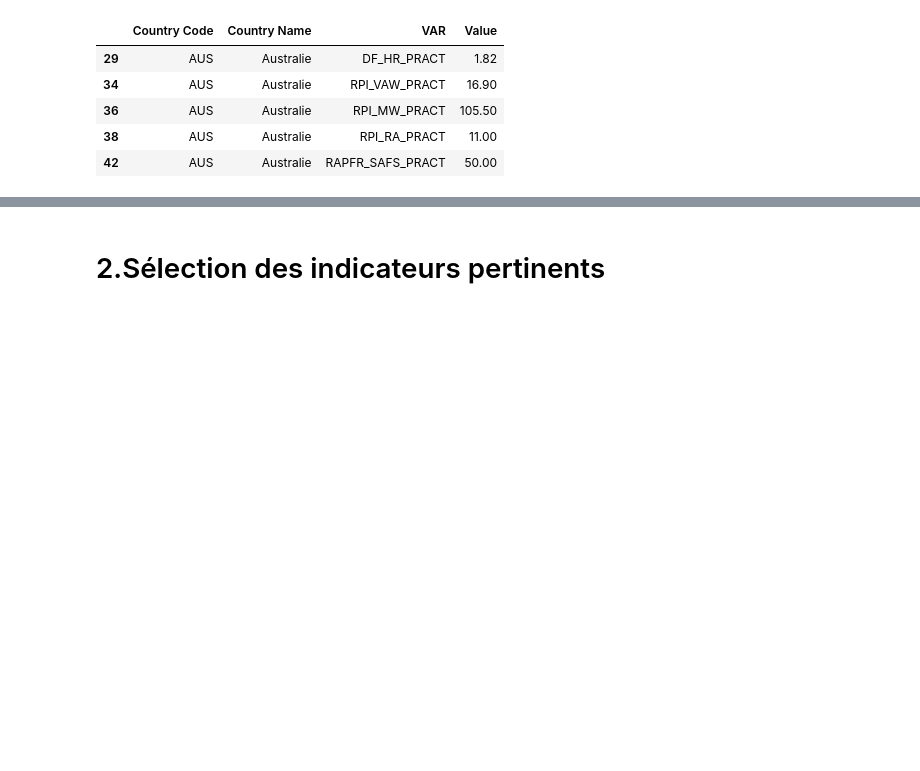
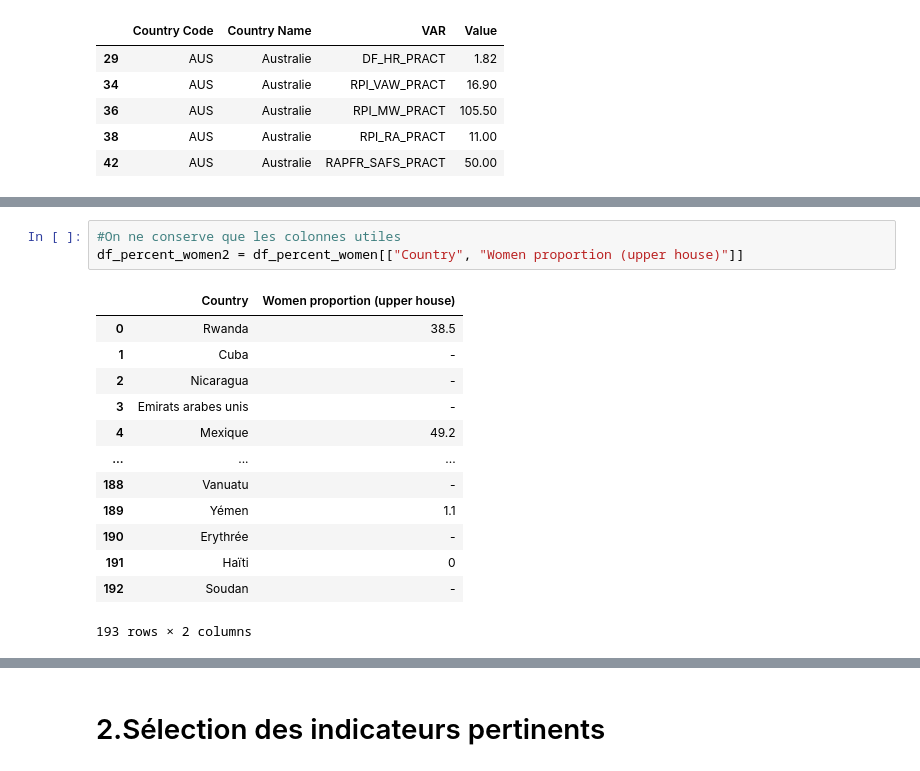
Before and after one commit to cmllbll/Gender-Inequalities-and-Development, a Jupyter notebook: Notebook final.ipynb, the cells around one changed output, grey strips where cells are left out. Cells and saved outputs as stored; diff of their text form; blank space fills up the shorter version.

```diff
--- a/Notebook final.ipynb
+++ b/Notebook final.ipynb
@@ -299,0 +325,17 @@ See the caveats in the documentation: https://pandas.pydata.org/pandas-docs/stab
+# %%
+#On ne conserve que les colonnes utiles
+df_percent_women2 = df_percent_women[["Country", "Women proportion (upper house)"]]
+# %% [output]
+|  | Country | Women proportion (upper house) |
+| 0 | Rwanda | 38.5 |
+| 1 | Cuba | - |
+| 2 | Nicaragua | - |
+| 3 | Emirats arabes unis | - |
+| 4 | Mexique | 49.2 |
+| ... | ... | ... |
+| 188 | Vanuatu | - |
+| 189 | Yémen | 1.1 |
+| 190 | Erythrée | - |
+| 191 | Haïti | 0 |
+| 192 | Soudan | - |
+193 rows × 2 columns
```
Also changed, not shown: parts of 13 cells of this notebook.
